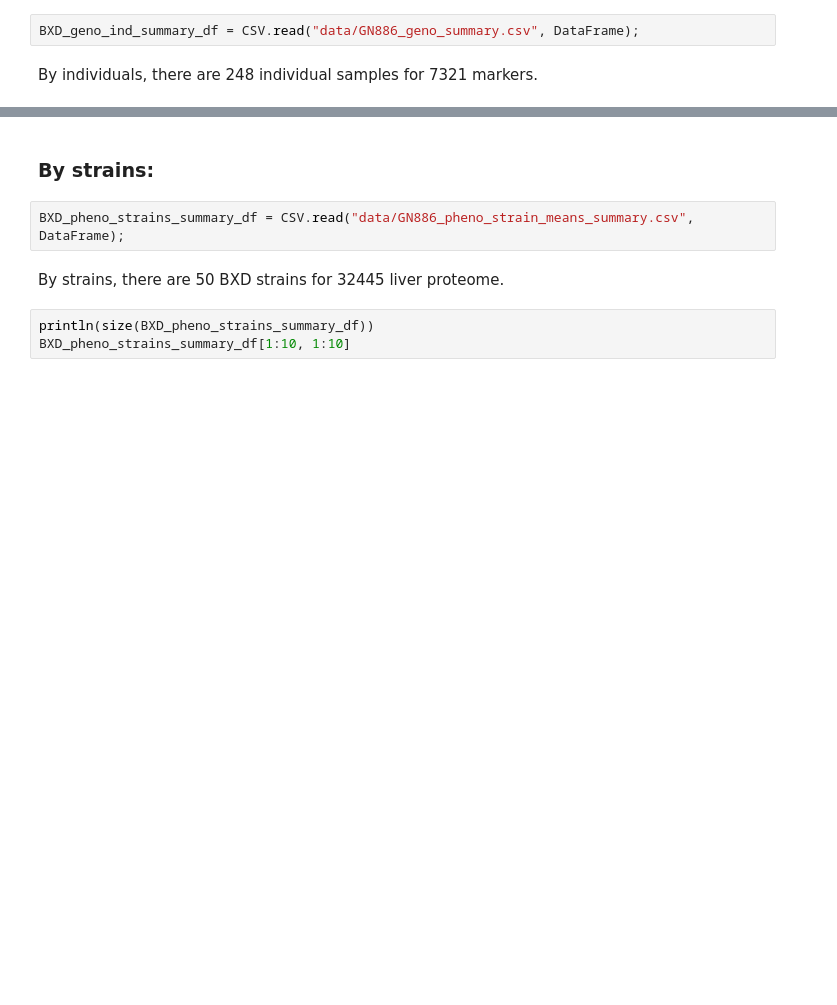
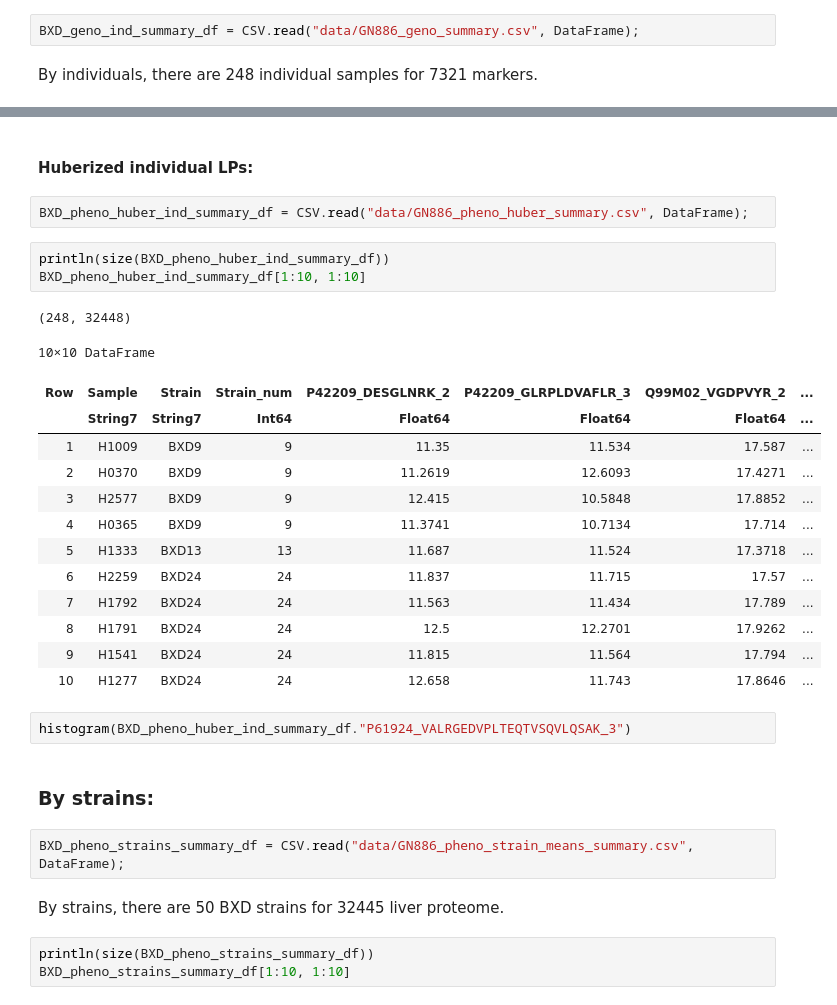
Before and after one commit to learningMalanya/BulkLMM_Analyses, a Jupyter notebook: BXDLongevity/BXDLongevity_Analysis.ipynb, the cells around one changed output, grey strips where cells are left out. Saved outputs shown, nothing was run; the diff lists cells and outputs as text; blank space fills up the shorter version.

```diff
--- a/BXDLongevity/BXDLongevity_Analysis.ipynb
+++ b/BXDLongevity/BXDLongevity_Analysis.ipynb
@@ -58,6 +79,30 @@ BXD_geno_ind_summary_df[1:10, 1:10]
 | 8 | H1791 | BXD24 | 24 | 0.0 | 0.0 | 0.0 | 0.0 | 0.0 | 0.0 | ... |
 | 9 | H1541 | BXD24 | 24 | 0.0 | 0.0 | 0.0 | 0.0 | 0.0 | 0.0 | ... |
 | 10 | H1277 | BXD24 | 24 | 0.0 | 0.0 | 0.0 | 0.0 | 0.0 | 0.0 | ... |
+# %% [markdown]
+#### Huberized individual LPs:
+# %%
+BXD_pheno_huber_ind_summary_df = CSV.read("data/GN886_pheno_huber_summary.csv", DataFrame);
+# %%
+println(size(BXD_pheno_huber_ind_summary_df))
+BXD_pheno_huber_ind_summary_df[1:10, 1:10]
+# %% [output]
+(248, 32448)
+10×10 DataFrame
+| Row | Sample | Strain | Strain_num | P42209_DESGLNRK_2 | P42209_GLRPLDVAFLR_3 | Q99M02_VGDPVYR_2 | ... |
+|  | String7 | String7 | Int64 | Float64 | Float64 | Float64 | ... |
+| 1 | H1009 | BXD9 | 9 | 11.35 | 11.534 | 17.587 | ... |
+| 2 | H0370 | BXD9 | 9 | 11.2619 | 12.6093 | 17.4271 | ... |
+| 3 | H2577 | BXD9 | 9 | 12.415 | 10.5848 | 17.8852 | ... |
+| 4 | H0365 | BXD9 | 9 | 11.3741 | 10.7134 | 17.714 | ... |
+| 5 | H1333 | BXD13 | 13 | 11.687 | 11.524 | 17.3718 | ... |
+| 6 | H2259 | BXD24 | 24 | 11.837 | 11.715 | 17.57 | ... |
+| 7 | H1792 | BXD24 | 24 | 11.563 | 11.434 | 17.789 | ... |
+| 8 | H1791 | BXD24 | 24 | 12.5 | 12.2701 | 17.9262 | ... |
+| 9 | H1541 | BXD24 | 24 | 11.815 | 11.564 | 17.794 | ... |
+| 10 | H1277 | BXD24 | 24 | 12.658 | 11.743 | 17.8646 | ... |
+# %%
+histogram(BXD_pheno_huber_ind_summary_df."P61924_VALRGEDVPLTEQTVSQVLQSAK_3")
 # %% [markdown]
 ### By strains:
 # %%
```
Also changed, not shown: parts of 119 cells of this notebook, 5 other files.
